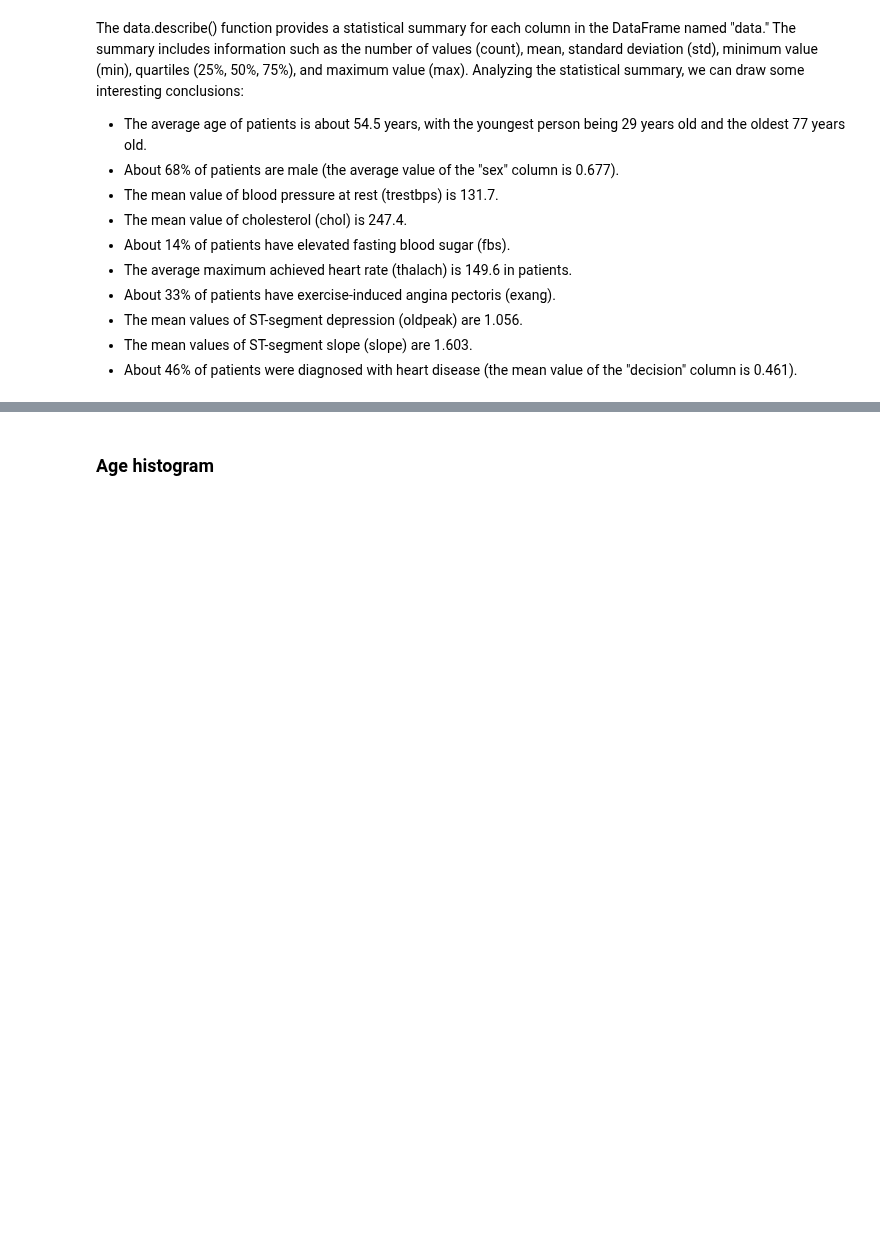
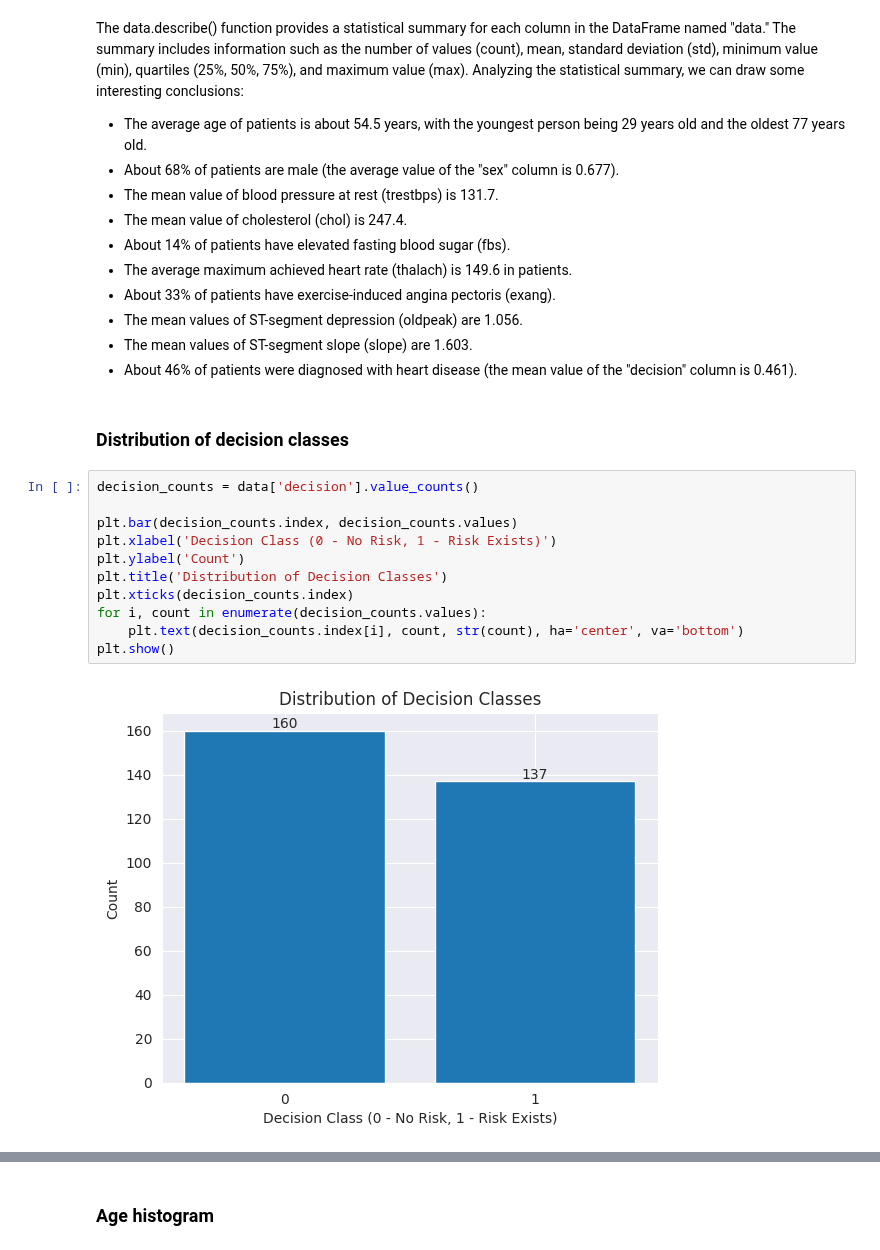
Before and after one commit to MrDomian/Heart-Disease-Risk-Prediction, a Jupyter notebook: Data analysis.ipynb, the cells around one changed output, grey strips where cells are left out. Cells and saved outputs as stored; diff of their text form; blank space fills up the shorter version.

Commit message:
Added distribution of decision class

```diff
--- a/Data analysis.ipynb
+++ b/Data analysis.ipynb
@@ -100,3 +100,18 @@ Analyzing the statistical summary, we can draw some interesting conclusions:
 - The mean values of ST-segment depression (oldpeak) are 1.056.
 - The mean values of ST-segment slope (slope) are 1.603.
 - About 46% of patients were diagnosed with heart disease (the mean value of the "decision" column is 0.461).
+# %% [markdown]
+### Distribution of decision classes
+# %%
+decision_counts = data['decision'].value_counts()
+
+plt.bar(decision_counts.index, decision_counts.values)
+plt.xlabel('Decision Class (0 - No Risk, 1 - Risk Exists)')
+plt.ylabel('Count')
+plt.title('Distribution of Decision Classes')
+plt.xticks(decision_counts.index)
+for i, count in enumerate(decision_counts.values):
+    plt.text(decision_counts.index[i], count, str(count), ha='center', va='bottom')
+plt.show()
+# %% [output]
+[figure, added]
```
Also changed, not shown: parts of 2 cells of this notebook.
